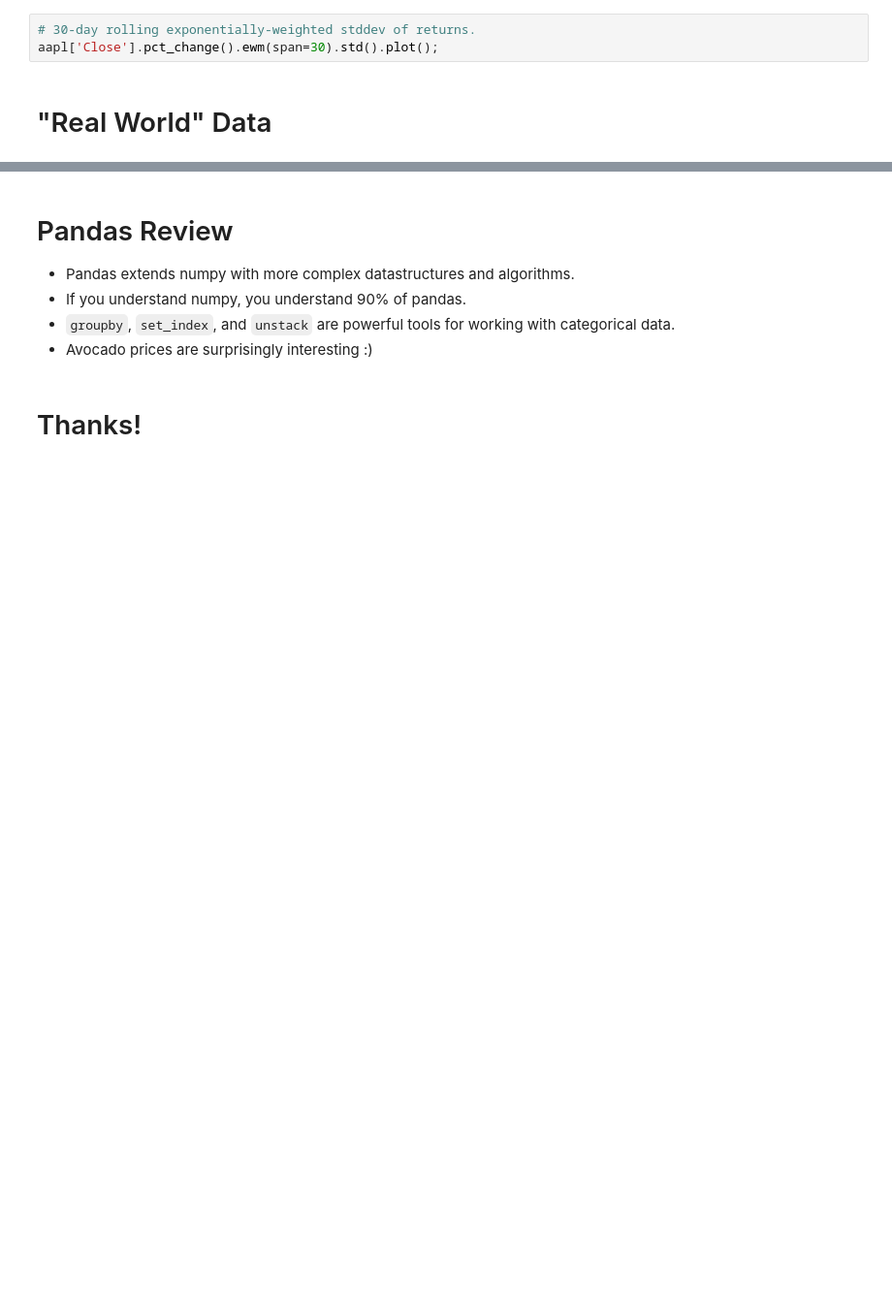
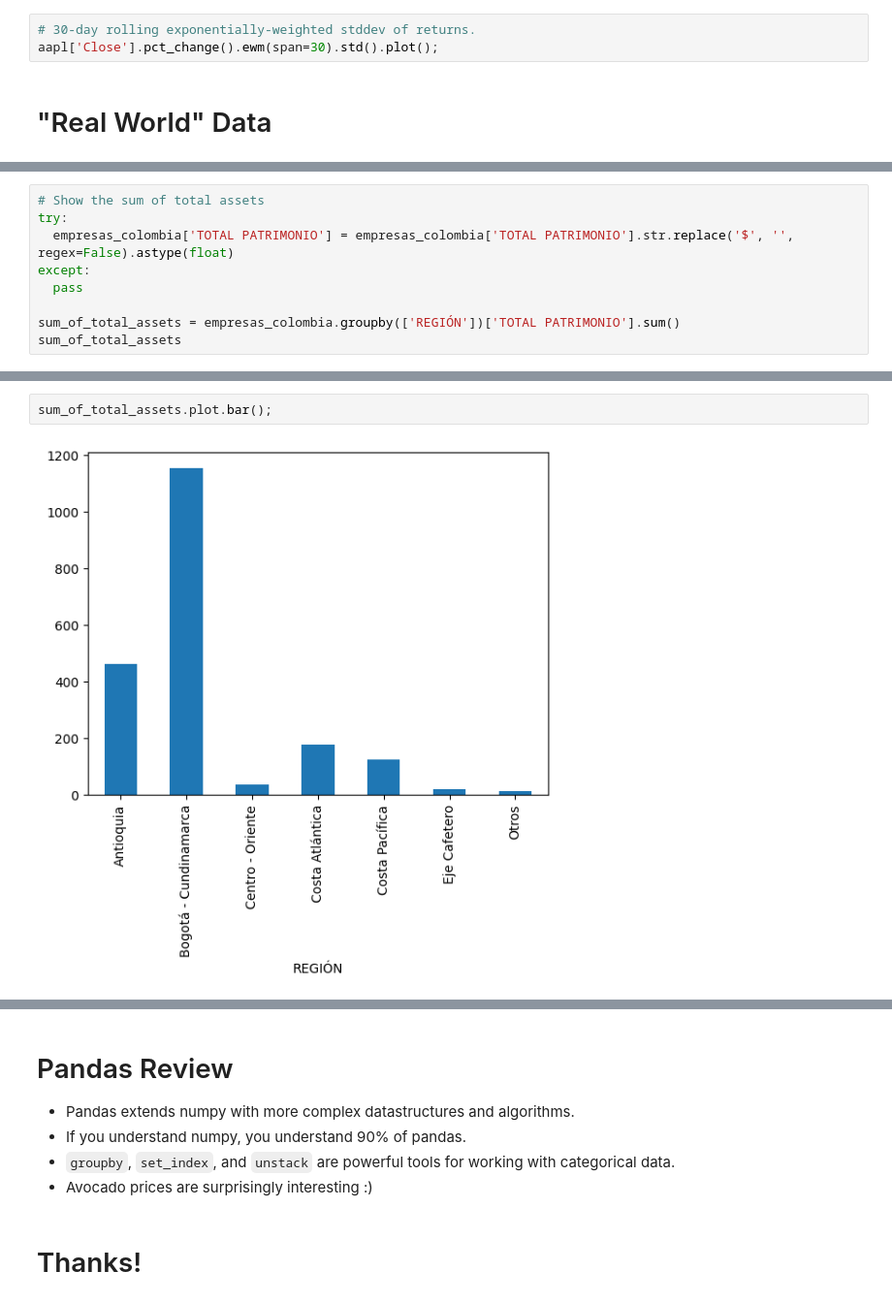
Before and after one commit to Julian-Pira18/MetNumUN2024I, a Jupyter notebook: Lab2/Lab2_GR16.ipynb, the cells around one changed output, grey strips where cells are left out. Shown: that part at 97% size. Saved outputs shown, nothing was run; the diff lists cells and outputs as text; blank space fills up the shorter version.

```diff
--- a/Lab2/Lab2_GR16.ipynb
+++ b/Lab2/Lab2_GR16.ipynb
@@ -1650,0 +1661,9 @@ ax.set_xticklabels(ax.get_xticklabels(), rotation=45);
+# %%
+# Show the sum of total assets
+try:
+  empresas_colombia['TOTAL PATRIMONIO'] = empresas_colombia['TOTAL PATRIMONIO'].str.replace('$', '', regex=False).astype(float)
+except:
+  pass
+
+sum_of_total_assets = empresas_colombia.groupby(['REGIÓN'])['TOTAL PATRIMONIO'].sum()
+sum_of_total_assets
@@ -1650,0 +1680,4 @@ ax.set_xticklabels(ax.get_xticklabels(), rotation=45);
+# %%
+sum_of_total_assets.plot.bar();
+# %% [output]
+[figure, added]
```
Also changed, not shown: parts of 18 cells of this notebook.
